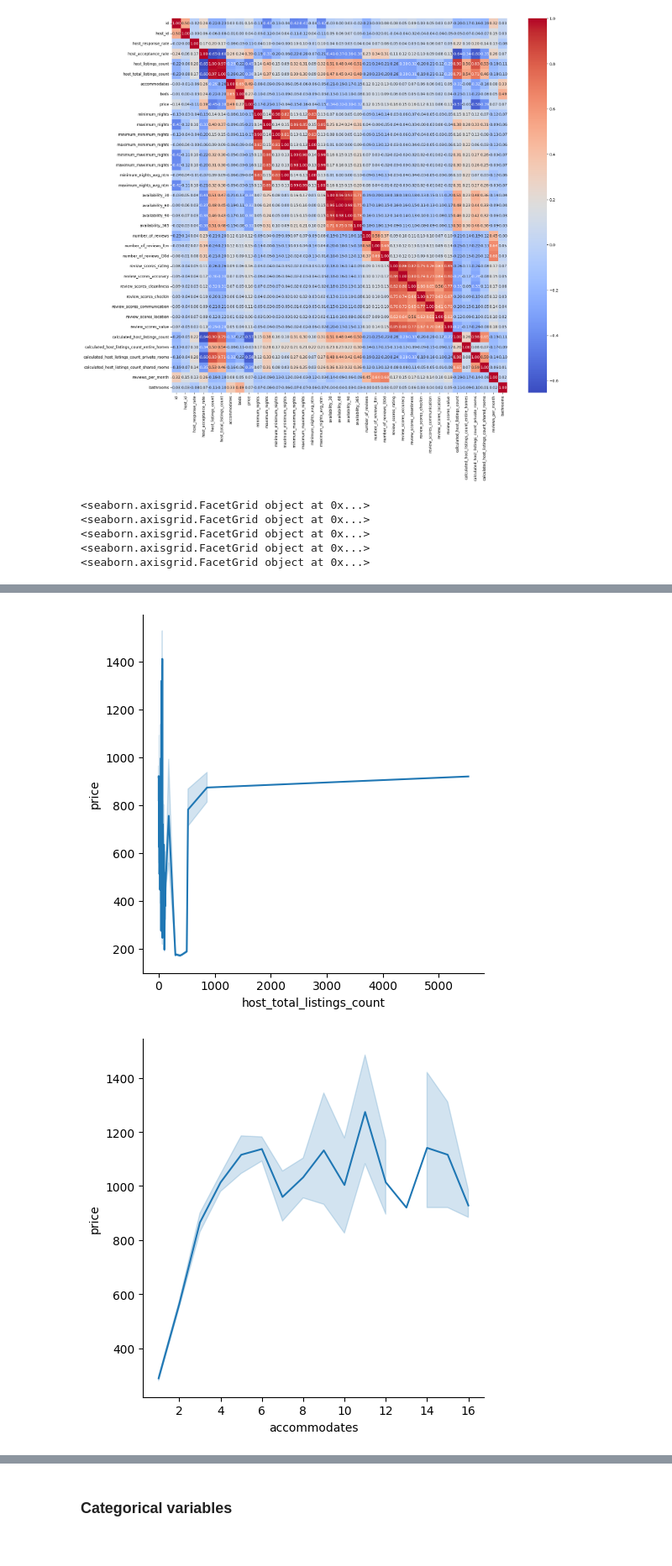
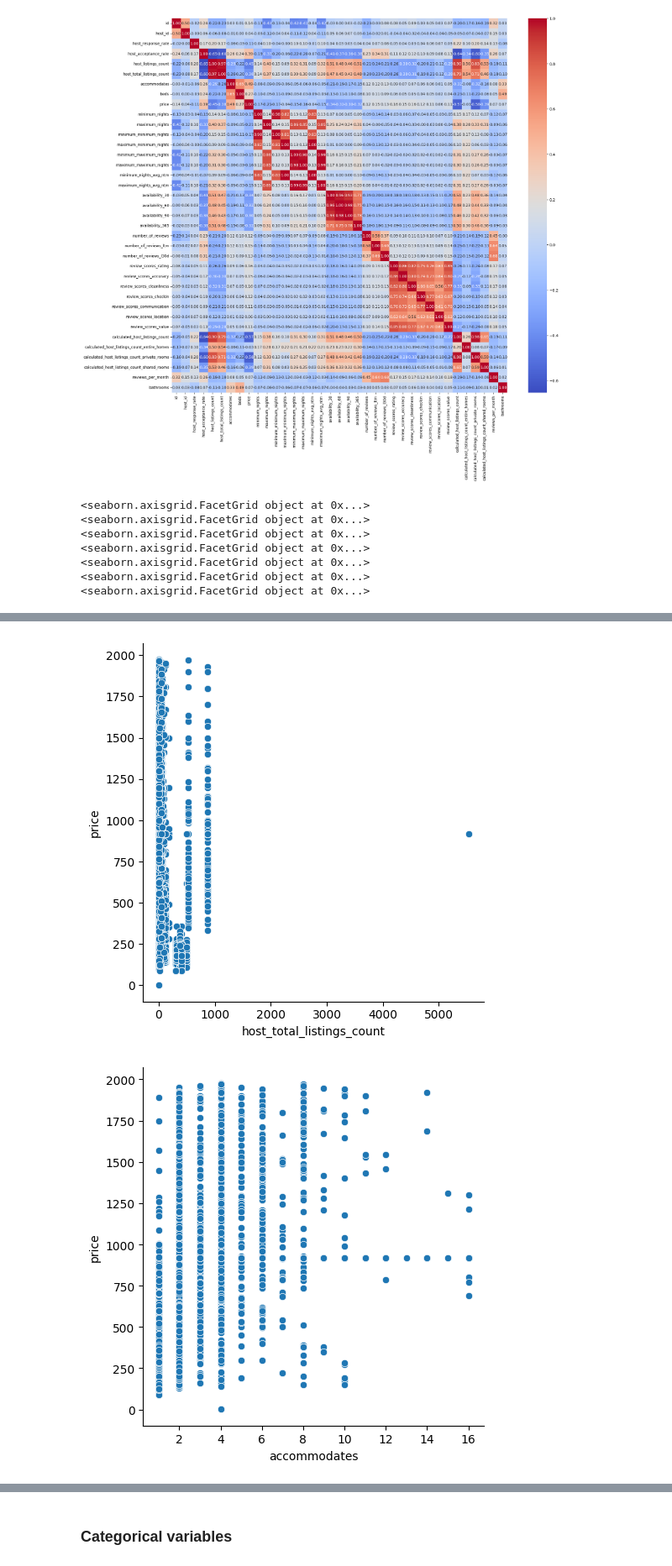
Before and after one commit to alelledo/Hong-Kong_project, a Jupyter notebook: Hong-Kong-project.ipynb, the cells around one changed output, grey strips where cells are left out. Shown at 84% size. Cells and saved outputs as stored; diff of their text form; code cells hidden in the pictures.

```diff
--- a/Hong-Kong-project.ipynb
+++ b/Hong-Kong-project.ipynb
@@ -56,7 +53,7 @@ Index(['id', 'listing_url', 'scrape_id', 'last_scraped', 'source', 'name',
        'calculated_host_listings_count_shared_rooms', 'reviews_per_month'],
       dtype='object')
 # %%
-colums_to_drop = ['listing_url', 'scrape_id', 'last_scraped', 'source','picture_url','host_url', 'host_thumbnail_url', 'host_picture_url','neighbourhood_cleansed', 'neighbourhood_group_cleansed', 'latitude',
+colums_to_drop = ['listing_url', 'scrape_id', 'last_scraped', 'source','picture_url','host_url', 'host_thumbnail_url', 'host_picture_url','neighbourhood', 'neighbourhood_group_cleansed', 'latitude',
 'longitude','bathrooms', 'amenities','calendar_updated','calendar_last_scraped']
 listings = listings.drop(columns= colums_to_drop)
 # %%
@@ -238,14 +240,19 @@ sns.heatmap(num_columns.corr(), annot=True, cmap='coolwarm', fmt=".2f")
 # %%
 sns.relplot(data=listings, x="price", y="host_acceptance_rate", hue='host_has_profile_pic')
 print(sns.relplot(data=listings, x="host_response_rate", y="price", kind='line'))
-print(sns.relplot(data=listings, x="host_total_listings_count", y="price", kind='line'))
-print(sns.relplot(data=listings, x="accommodates", y="price", kind='line'))
+print(sns.relplot(data=listings, x="host_total_listings_count", y="price"))
+print(sns.relplot(data=listings, x="accommodates", y="price"))
 print(sns.relplot(data=listings, x="beds", y="price", kind='line'))
 print(sns.relplot(data=listings, x="bathrooms", y="price", kind='line'))
+print(sns.relplot(data=listings, x="review_scores_rating", y="price"))
+filter = listings[listings['review_scores_rating'] > 3.5]
+print(sns.relplot(data=filter, x="review_scores_rating", y="price"))
 # %% [output]
 <seaborn.axisgrid.FacetGrid object at 0x...>
 <seaborn.axisgrid.FacetGrid object at 0x...>
 <seaborn.axisgrid.FacetGrid object at 0x...>
 <seaborn.axisgrid.FacetGrid object at 0x...>
 <seaborn.axisgrid.FacetGrid object at 0x...>
+<seaborn.axisgrid.FacetGrid object at 0x...>
+<seaborn.axisgrid.FacetGrid object at 0x...>
 [figure]
@@ -253,2 +260,2 @@ print(sns.relplot(data=listings, x="bathrooms", y="price", kind='line'))
-[figure, old version]
+[figure, new version]
-[figure, old version]
+[figure, new version]
```
Also changed, not shown: parts of 32 cells of this notebook, 1 other file.
